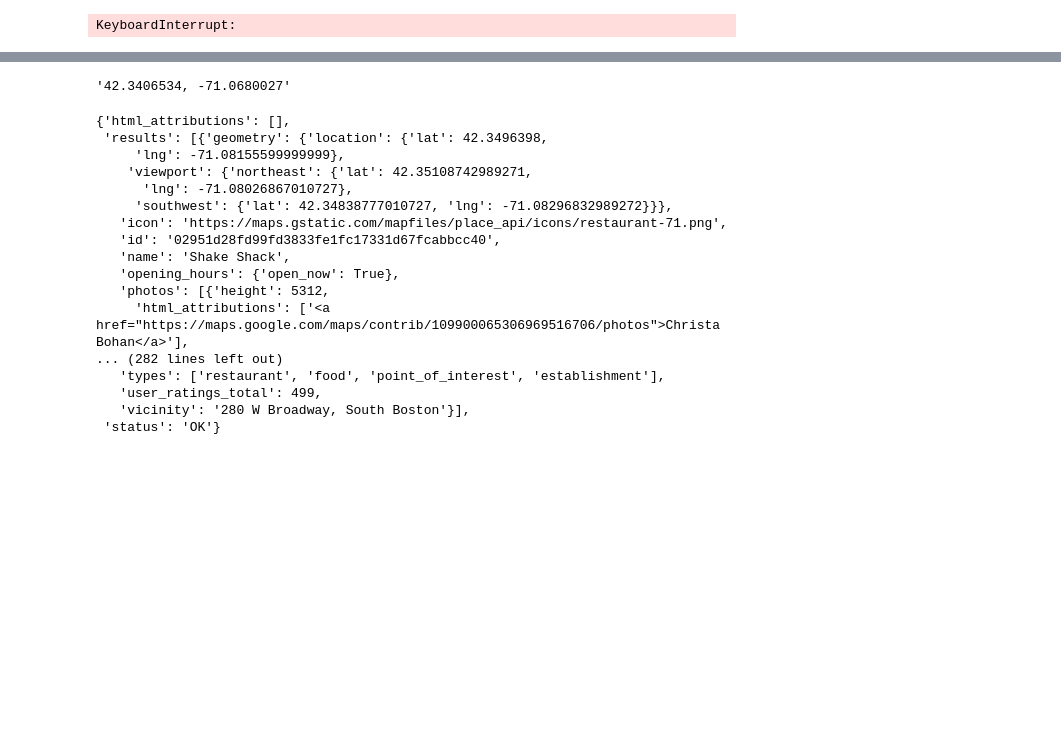
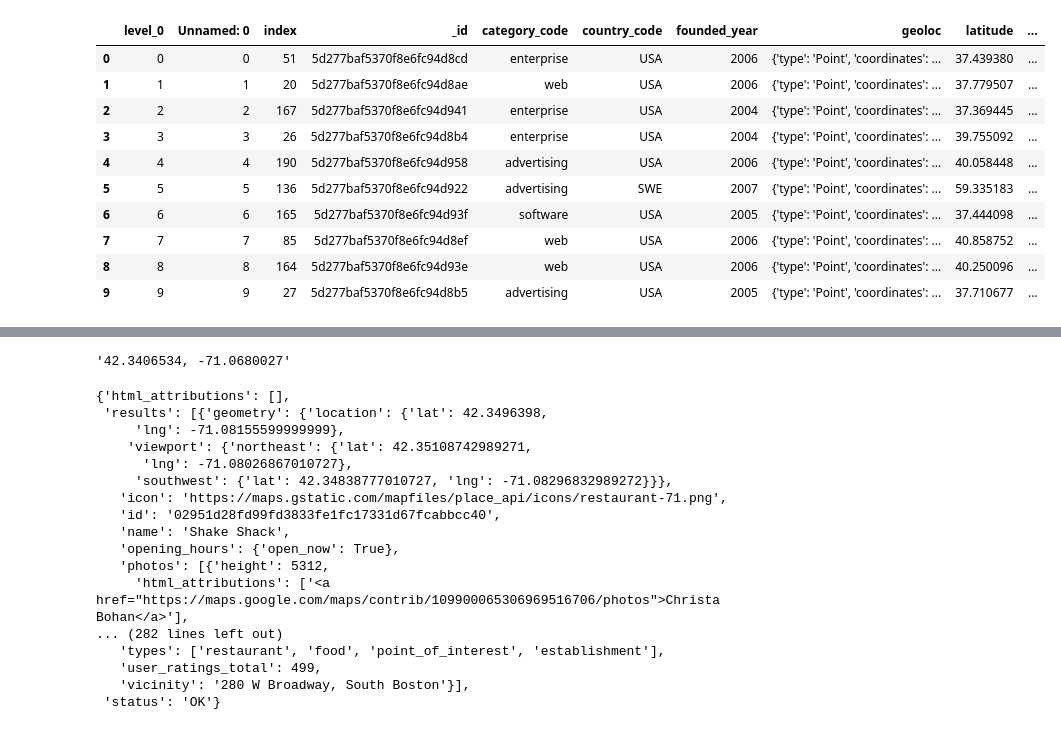
Before and after one commit to fserrey/visualizing-real-world-data, a Jupyter notebook: Api calls.ipynb, the cells around one changed output, grey strips where cells are left out. Cells and saved outputs as stored; diff of their text form; code cells hidden in the pictures; blank space fills up the shorter version.

```diff
--- a/Api calls.ipynb
+++ b/Api calls.ipynb
@@ -19,3 +30,7 @@ print(df.shape)
+# %%
+df_1500_api = df_1500.head(10)
+# %%
+df_1500_api.reset_index(inplace = True)
 # %%
 """taxi_stand
 train_station
@@ -30,23 +45,33 @@ def ranking_places(col):
     for i in range(len(col)):
         match.append(rank_scores.get(col[i]) * rank_scores.value[i])
     return match
+# %%
+df_1500_api.head(15)
+# %% [output]
+|  | level_0 | Unnamed: 0 | index | _id | category_code | country_code | founded_year | geoloc | latitude | ... |
+| 0 | 0 | 0 | 51 | 5d277baf5370f8e6fc94d8cd | enterprise | USA | 2006 | {'type': 'Point', 'coordinates': ... | 37.439380 | ... |
+| 1 | 1 | 1 | 20 | 5d277baf5370f8e6fc94d8ae | web | USA | 2006 | {'type': 'Point', 'coordinates': ... | 37.779507 | ... |
+| 2 | 2 | 2 | 167 | 5d277baf5370f8e6fc94d941 | enterprise | USA | 2004 | {'type': 'Point', 'coordinates': ... | 37.369445 | ... |
+| 3 | 3 | 3 | 26 | 5d277baf5370f8e6fc94d8b4 | enterprise | USA | 2004 | {'type': 'Point', 'coordinates': ... | 39.755092 | ... |
+| 4 | 4 | 4 | 190 | 5d277baf5370f8e6fc94d958 | advertising | USA | 2006 | {'type': 'Point', 'coordinates': ... | 40.058448 | ... |
+| 5 | 5 | 5 | 136 | 5d277baf5370f8e6fc94d922 | advertising | SWE | 2007 | {'type': 'Point', 'coordinates': ... | 59.335183 | ... |
+| 6 | 6 | 6 | 165 | 5d277baf5370f8e6fc94d93f | software | USA | 2005 | {'type': 'Point', 'coordinates': ... | 37.444098 | ... |
+| 7 | 7 | 7 | 85 | 5d277baf5370f8e6fc94d8ef | web | USA | 2006 | {'type': 'Point', 'coordinates': ... | 40.858752 | ... |
+| 8 | 8 | 8 | 164 | 5d277baf5370f8e6fc94d93e | web | USA | 2006 | {'type': 'Point', 'coordinates': ... | 40.250096 | ... |
+| 9 | 9 | 9 | 27 | 5d277baf5370f8e6fc94d8b5 | advertising | USA | 2005 | {'type': 'Point', 'coordinates': ... | 37.710677 | ... |
 # %%
 PLACES_KEY = os.environ["PLACES_KEY"]
 
 
 output_file = "json"
-location = "-33.8670522, 151.1957362"
 radius = "1500"
 type_= "restaurant"
 keywords = "hamburguers"
+lst_restau = []
 
-
-for i in range(len(df)):
-    coor = df["latitude"][i].astype(str) + ", " + df["longitude"][i].astype(str)
+for i in range(len(df_1500_api)):
+    coor = df_1500_api["latitude"][i].astype(str) + ", " + df_1500_api["longitude"][i].astype(str)
     url = "https://maps.googleapis.com/maps/api/place/nearbysearch/"+ output_file +"?location="+coor +"&radius=" +radius+ "&type="+type_+"&keyword="+keywords + "&key="+ PLACES_KEY
     res = requests.get(url)
     data = res.json()
-
-data
+    lst_restau.append(len(data))
-# %% [output]
-KeyboardInterrupt:
```
Also changed, not shown: parts of 7 cells of this notebook, 4 other files.
